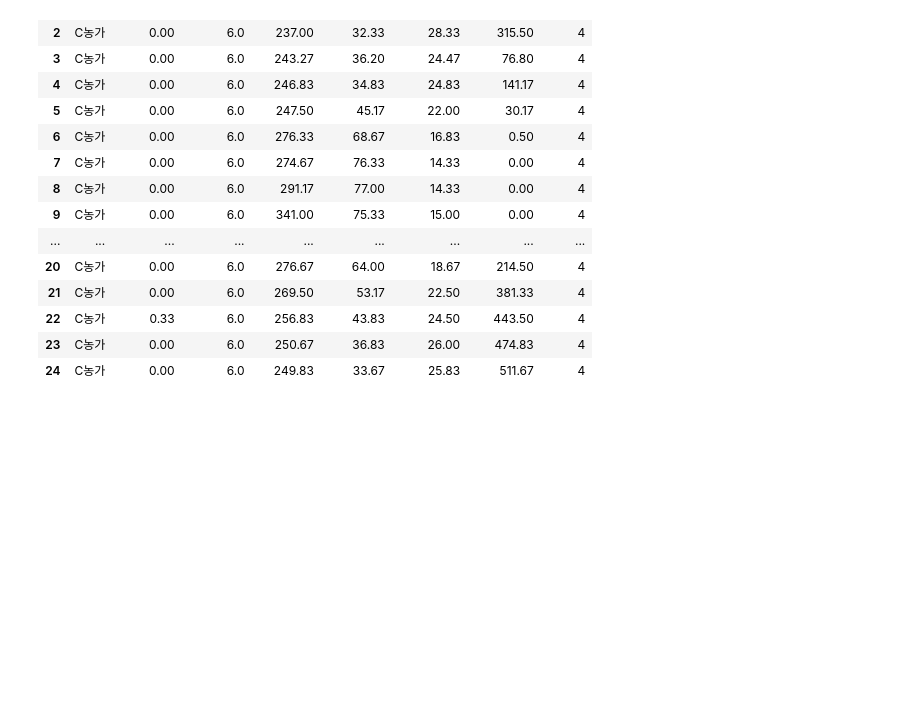
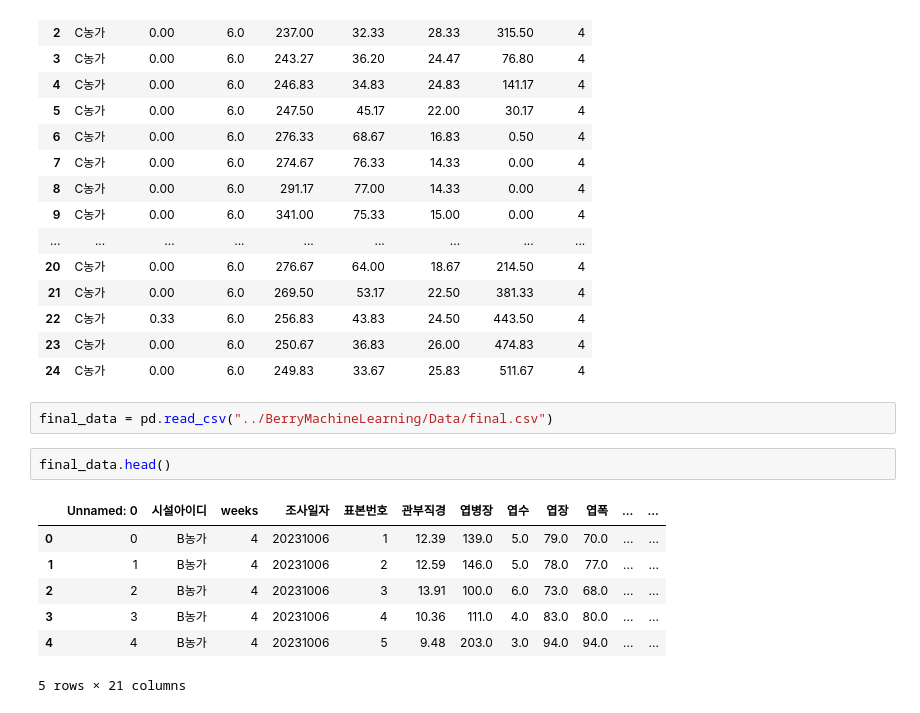
Before and after one commit to CodeArt-Team/MLcompetetion, a Jupyter notebook: BerryMachineLearning/JM.ipynb, the cells around one changed output. Cells and saved outputs as stored; diff of their text form; blank space fills up the shorter version.

```diff
--- a/BerryMachineLearning/JM.ipynb
+++ b/BerryMachineLearning/JM.ipynb
@@ -500,3 +500,15 @@ dataC2[0:25]
 | 22 | C농가 | 0.33 | 6.0 | 256.83 | 43.83 | 24.50 | 443.50 | 4 |
 | 23 | C농가 | 0.00 | 6.0 | 250.67 | 36.83 | 26.00 | 474.83 | 4 |
 | 24 | C농가 | 0.00 | 6.0 | 249.83 | 33.67 | 25.83 | 511.67 | 4 |
+# %%
+final_data = pd.read_csv("../BerryMachineLearning/Data/final.csv")
+# %%
+final_data.head()
+# %% [output]
+|  | Unnamed: 0 | 시설아이디 | weeks | 조사일자 | 표본번호 | 관부직경 | 엽병장 | 엽수 | 엽장 | 엽폭 | ... | ... |
+| 0 | 0 | B농가 | 4 | 20231006 | 1 | 12.39 | 139.0 | 5.0 | 79.0 | 70.0 | ... | ... |
+| 1 | 1 | B농가 | 4 | 20231006 | 2 | 12.59 | 146.0 | 5.0 | 78.0 | 77.0 | ... | ... |
+| 2 | 2 | B농가 | 4 | 20231006 | 3 | 13.91 | 100.0 | 6.0 | 73.0 | 68.0 | ... | ... |
+| 3 | 3 | B농가 | 4 | 20231006 | 4 | 10.36 | 111.0 | 4.0 | 83.0 | 80.0 | ... | ... |
+| 4 | 4 | B농가 | 4 | 20231006 | 5 | 9.48 | 203.0 | 3.0 | 94.0 | 94.0 | ... | ... |
+5 rows × 21 columns
```
Also changed, not shown: parts of 3 cells of this notebook.
